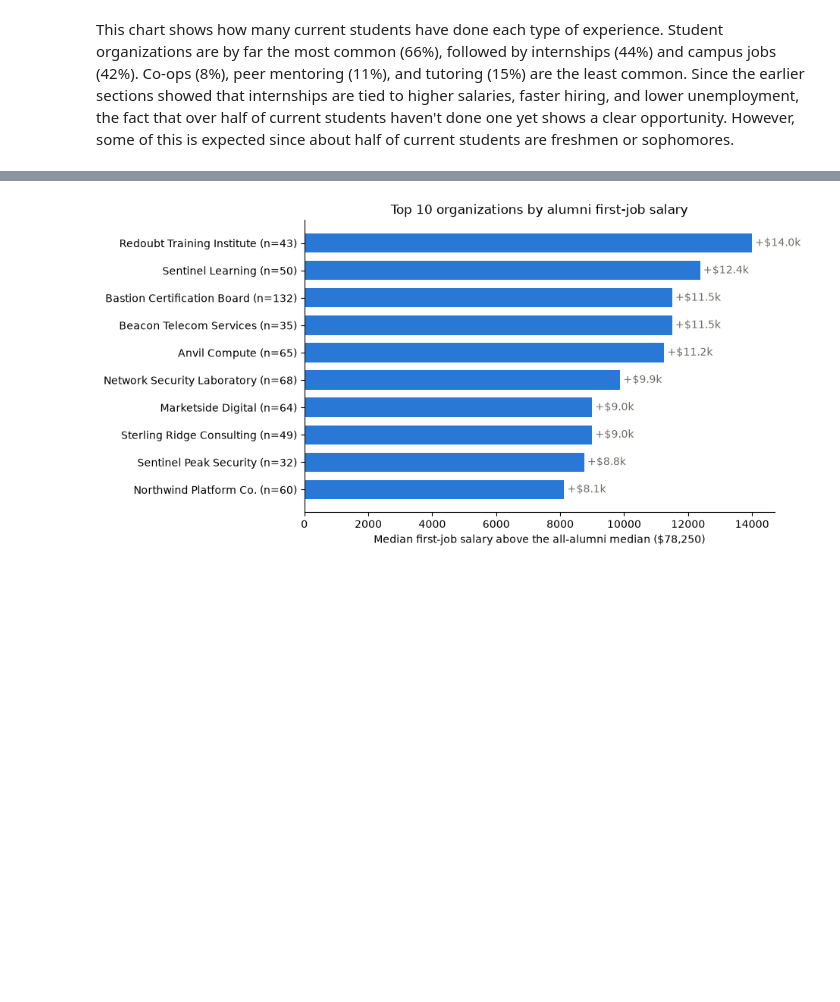
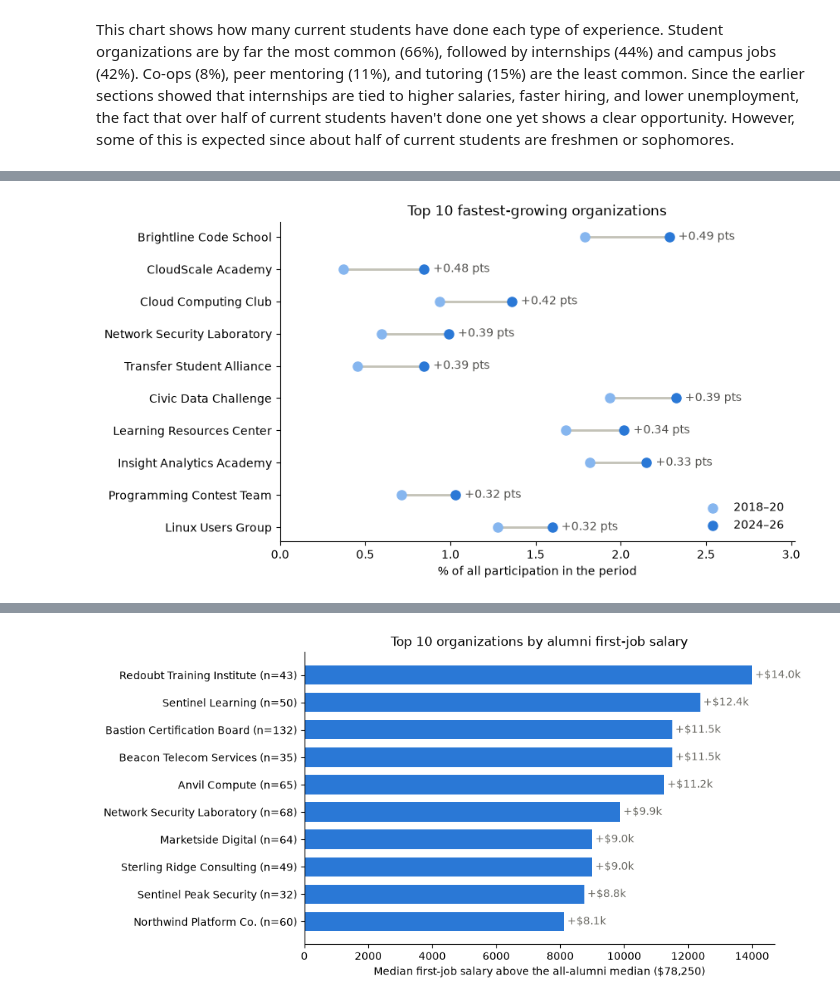
Before and after one commit to WestphalianFresco/TSWhackUMBC, a Jupyter notebook: dataset_analysis.ipynb, the cells around one changed output, grey strips where cells are left out. Saved outputs shown, nothing was run; the diff lists cells and outputs as text; code cells hidden in the pictures; blank space fills up the shorter version.

```diff
--- a/dataset_analysis.ipynb
+++ b/dataset_analysis.ipynb
@@ -597,0 +655,22 @@ This chart shows how many current students have done each type of experience. St
+# %%
+# Chart: top 10 fastest-growing organizations, dumbbell (share of all participation, 2018–20 vs 2024–26)
+# share, not raw counts (see the type growth chart); uses `period` from that chart and `org` from the chart above
+joins = pd.DataFrame({"org": org, "period": period, "campus_id": df_studexp["campus_id"]}).drop_duplicates()
+share = pd.crosstab(joins["org"], joins["period"], normalize="columns")[["2018–20", "2024–26"]] * 100
+share["change"] = share["2024–26"] - share["2018–20"]
+top10Grow = share.nlargest(10, "change")[::-1]   # reversed so #1 is on top
+
+fig, ax = plt.subplots(figsize=(8, 5))
+ax.hlines(top10Grow.index, top10Grow["2018–20"], top10Grow["2024–26"], color="#c3c2b7", linewidth=2)
+ax.scatter(top10Grow["2018–20"], top10Grow.index, color="#86b6ef", s=64, zorder=3, label="2018–20")
+ax.scatter(top10Grow["2024–26"], top10Grow.index, color=SERIES_COLORS[0], s=64, zorder=3, label="2024–26")
+for o, r in top10Grow.iterrows():
+    ax.annotate(f"+{r['change']:.2f} pts", (r["2024–26"], o), xytext=(8, 0), textcoords="offset points",
+                va="center", color=INK_MUTED)
+ax.set(xlim=(0, top10Grow["2024–26"].max() * 1.3), xlabel="% of all participation in the period",
+       title="Top 10 fastest-growing organizations")
+ax.legend(loc="lower right", frameon=False)
+ax.spines[["top", "right"]].set_visible(False)
+plt.show()
+# %% [output]
+[figure, added]
```
Also changed, not shown: parts of 15 cells of this notebook, 1 other file.
